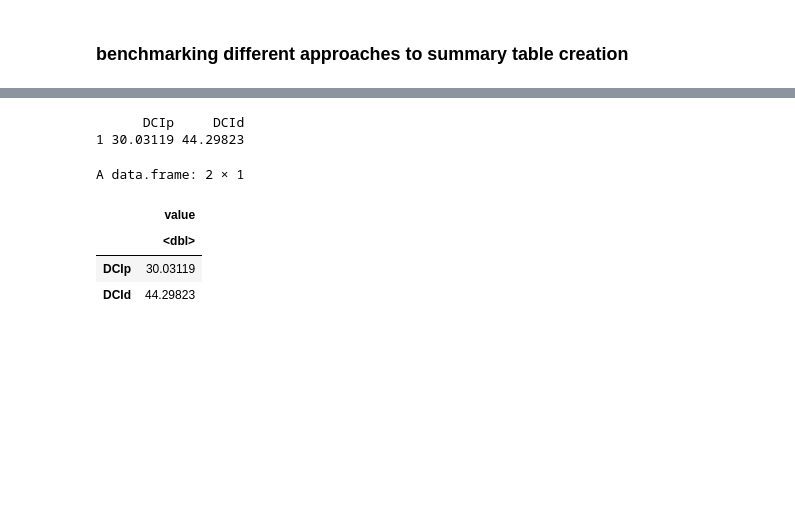
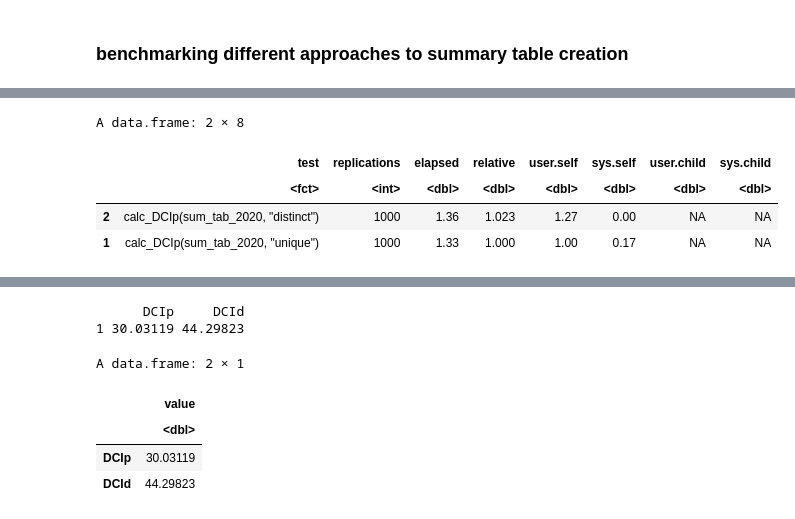
Before and after one commit to goldford/DCI-R-Code-2020, a Jupyter notebook: Dev/DCI R 3.6.1 Debug.ipynb, the cells around one changed output, grey strips where cells are left out. Drawn from its saved outputs; the diff is of its cells as text; code cells hidden in the pictures; blank space fills up the shorter version.

```diff
--- a/Dev/DCI R 3.6.1 Debug.ipynb
+++ b/Dev/DCI R 3.6.1 Debug.ipynb
@@ -1140,3 +1303,17 @@ A data.frame: 5 × 8
+# %%
+# test with a large (1000's nodes) dataset
+library(rbenchmark)
+
+benchmark(calc_DCIp(sum_tab_2020,"unique"),
+          calc_DCIp(sum_tab_2020,"distinct"),
+          replications=1000)
+# unique is faster (data.table) vs distinct (dplyr)
+# %% [output]
+A data.frame: 2 × 8
+|  | test | replications | elapsed | relative | user.self | sys.self | user.child | sys.child |
+|  | <fct> | <int> | <dbl> | <dbl> | <dbl> | <dbl> | <dbl> | <dbl> |
+| 2 | calc_DCIp(sum_tab_2020, "distinct") | 1000 | 1.36 | 1.023 | 1.27 | 0.00 | NA | NA |
+| 1 | calc_DCIp(sum_tab_2020, "unique") | 1000 | 1.33 | 1.000 | 1.00 | 0.17 | NA | NA |
 # %%
 # notes and examples
 # isAdjacent will come in handy in graphAM class
```
Also changed, not shown: parts of 29 cells of this notebook, 14 other files.
